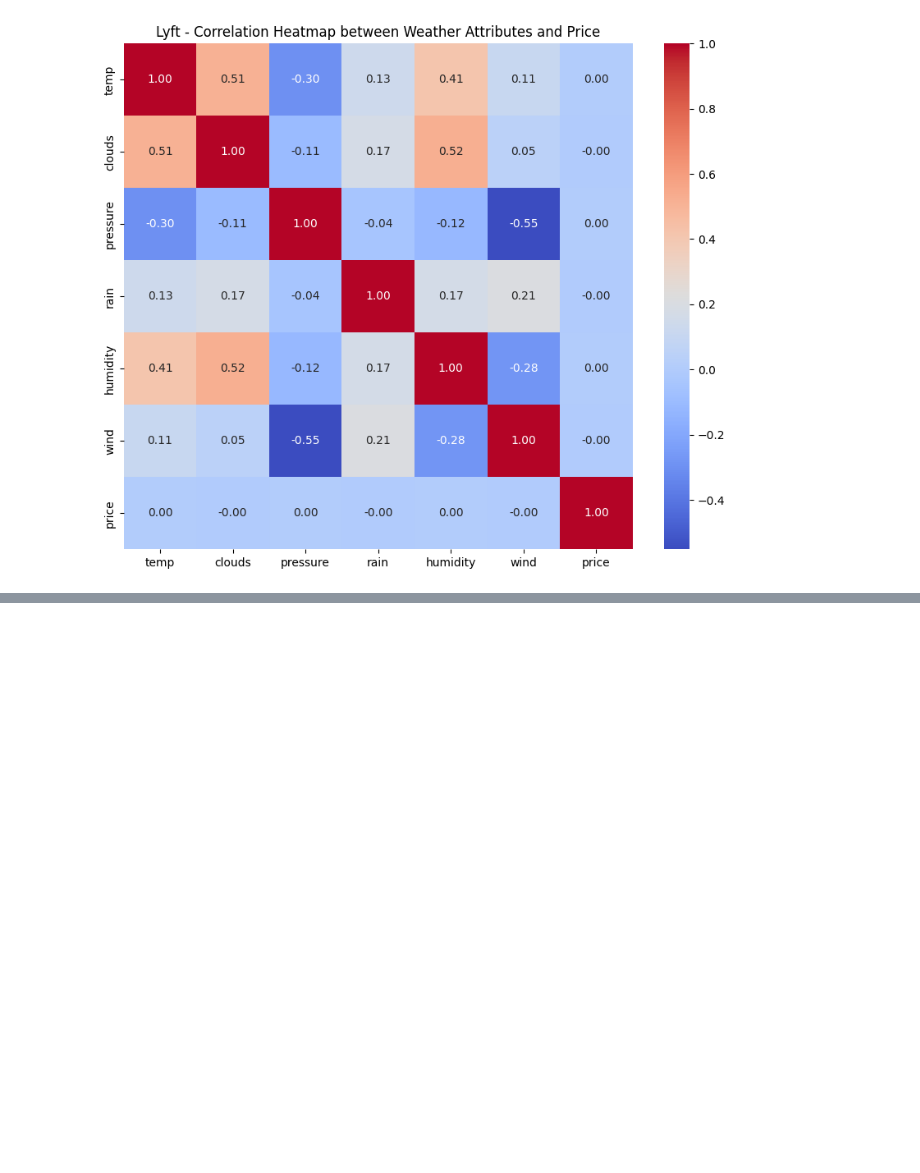
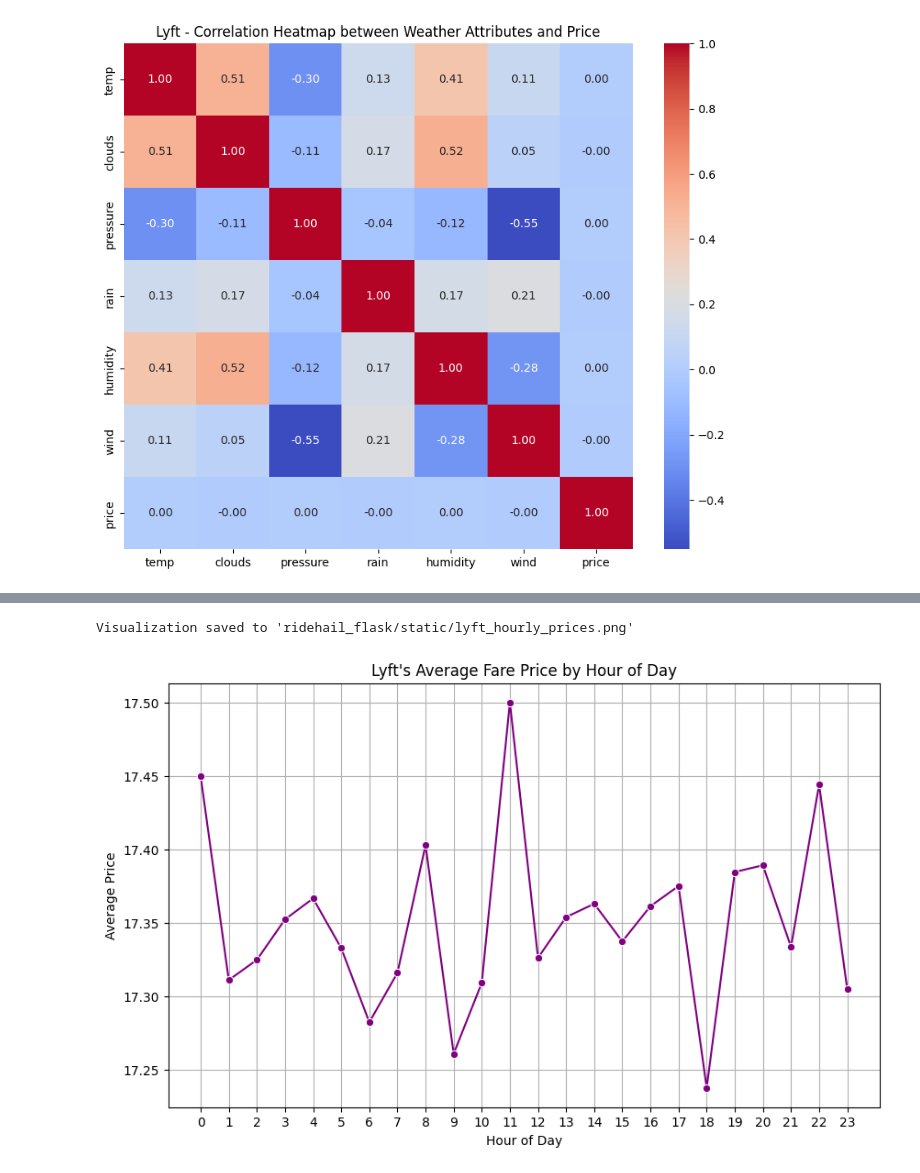
Before and after one commit to rishikamtam12/UberFarePredictor, a Jupyter notebook: dataVisualization.ipynb, the cells around one changed output, grey strips where cells are left out. Saved outputs shown, nothing was run; the diff lists cells and outputs as text; code cells hidden in the pictures; blank space fills up the shorter version.

```diff
--- a/dataVisualization.ipynb
+++ b/dataVisualization.ipynb
@@ -984,32 +1056,45 @@ plt.show()
 # %%
 from pyspark.sql.functions import col, hour, avg
 import matplotlib.pyplot as plt
 import seaborn as sns
+
+# Specify the output file path
+output_image_path = os.path.join(output_folder, "lyft_hourly_prices.png")
 
 # Create a new DataFrame for time processing without modifying the original
 time_processed_df = lyft_joined_df.select(
     col("lyft_time_stamp").cast("timestamp").alias("time"),
     col("price")
 ).withColumn("hour", hour(col("time")))
 
 # Group by hour and calculate the average price
 avg_price_by_hour = (
     time_processed_df.groupBy("hour")
     .agg(avg("price").alias("avg_price"))
     .orderBy("hour")
 )
 
 # Collect results into a Pandas DataFrame for plotting
 avg_price_by_hour_pd = avg_price_by_hour.toPandas()
 
 # Plot using matplotlib and seaborn
 plt.figure(figsize=(10, 6))
 sns.lineplot(data=avg_price_by_hour_pd, x="hour", y="avg_price", marker="o", color="purple")
-plt.title("Average Fare Price by Hour of Day")
+plt.title("Lyft's Average Fare Price by Hour of Day")
 plt.xlabel("Hour of Day")
 plt.ylabel("Average Price")
 plt.xticks(range(0, 24))
 plt.grid()
+
+# Save the figure as a PNG image
+plt.savefig(output_image_path)
+
+# Inform the user
+print(f"Visualization saved to '{output_image_path}'")
+
 plt.show()
+# %% [output]
+Visualization saved to 'ridehail_flask/static/lyft_hourly_prices.png'
+[figure, added]
 # %%
 uber_df.show()
```
Also changed, not shown: parts of 6 cells of this notebook, 8 other files.
